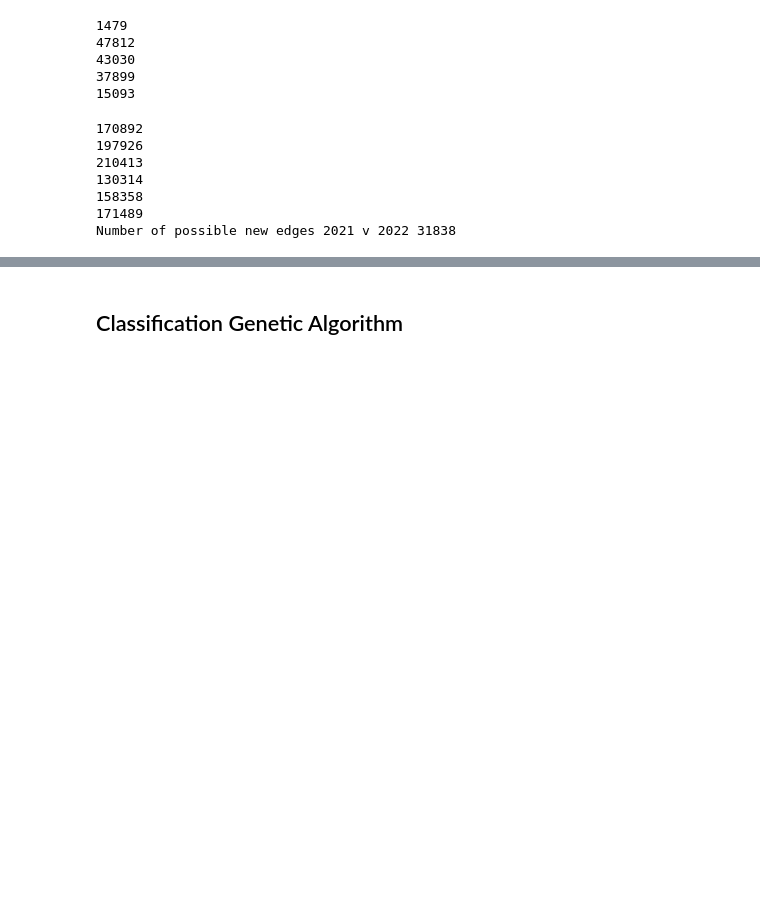
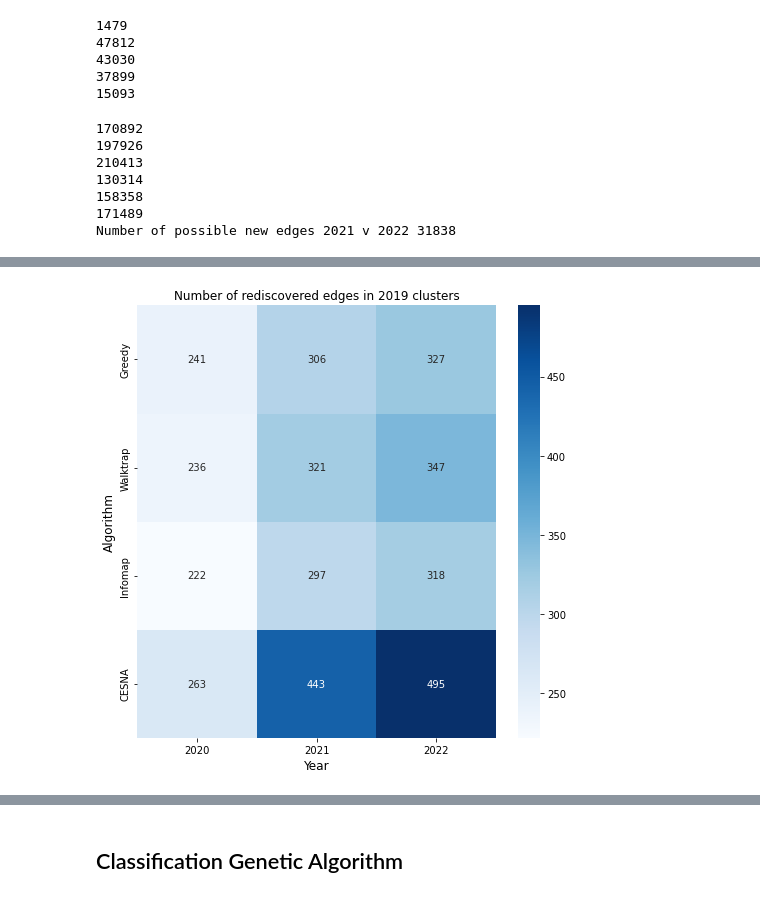
Before and after one commit to MSBradshaw/BOCC, a Jupyter notebook: Experiments/make_figures.ipynb, the cells around one changed output, grey strips where cells are left out. Cells and saved outputs as stored; diff of their text form; code cells hidden in the pictures; blank space fills up the shorter version.

Commit message:
added figure and analysis of t+x rediscovery lookforward

```diff
--- a/Experiments/make_figures.ipynb
+++ b/Experiments/make_figures.ipynb
@@ -955,76 +853,19 @@ def rediscover(pairs, el_pairs):
     # find the intersection
     return pairs.intersection(el_pairs)
 
-g_re_19_on_20 = rediscover(g_subcoms_19_pairs, new_20_pairs)
-g_re_19_on_21 = rediscover(g_subcoms_19_pairs, new_21_pairs)
-g_re_19_on_22 = rediscover(g_subcoms_19_pairs, new_22_pairs)
+look_forward_res = np.zeros((4,3))
+for a, algo, i in zip([g_subcoms_19_pairs,w_subcoms_19_pairs,i_subcoms_19_pairs,c_subcoms_19_pairs],['greedy','waltrap','infomap','cesna'],range(4)):
+    for e, y, j in zip([new_20_pairs,new_21_pairs,new_22_pairs], ['2020','2021','2022'], range(3)):
+        num_r = rediscover(a,e)
+        look_forward_res[i,j] = len(num_r)
 
-w_re_19_on_20 = rediscover(w_subcoms_19_pairs, new_20_pairs)
-w_re_19_on_21 = rediscover(w_subcoms_19_pairs, new_21_pairs)
-w_re_19_on_22 = rediscover(w_subcoms_19_pairs, new_22_pairs)
-
-i_re_19_on_20 = rediscover(i_subcoms_19_pairs, new_20_pairs)
-i_re_19_on_21 = rediscover(i_subcoms_19_pairs, new_21_pairs)
-i_re_19_on_22 = rediscover(i_subcoms_19_pairs, new_22_pairs)
-
-c_re_19_on_20 = rediscover(c_subcoms_19_pairs, new_20_pairs)
-c_re_19_on_21 = rediscover(c_subcoms_19_pairs, new_21_pairs)
-c_re_19_on_22 = rediscover(c_subcoms_19_pairs, new_22_pairs)
-
-
-print('total possible number of rediscoveries', len(w_subcoms_19_pairs) + len(g_subcoms_19_pairs) +len(i_subcoms_19_pairs) +len(c_subcoms_19_pairs))
-
-print('\n\n\n')
-print('Total number of rediscoveries')
-print('greedy 20', len(g_re_19_on_20))
-print('greedy 21', len(g_re_19_on_21))
-print('greedy 22', len(g_re_19_on_22))
-print('walktrap 20',len(w_re_19_on_20))
-print('walktrap 21',len(w_re_19_on_21))
-print('walktrap 22',len(w_re_19_on_22))
-print('infomap 20',len(i_re_19_on_20))
-print('infomap 21',len(i_re_19_on_21))
-print('infomap 22',len(i_re_19_on_22))
-print('cesna 20',len(c_re_19_on_20))
-print('cesna 21',len(c_re_19_on_21))
-print('cesna 22',len(c_re_19_on_22))
-print()
-print('total 20',len(c_re_19_on_20) + len(g_re_19_on_20) + len(w_re_19_on_20) + len(i_re_19_on_20))
-print('total 21',len(c_re_19_on_21) + len(g_re_19_on_21) + len(w_re_19_on_21) + len(i_re_19_on_21))
-print('total 22',len(c_re_19_on_22) + len(g_re_19_on_22) + len(w_re_19_on_22) + len(i_re_19_on_22))
-unique_19_21 = c_re_19_on_21.union(g_re_19_on_21).union(i_re_19_on_21).union(w_re_19_on_21)
-unique_19_22 = c_re_19_on_22.union(g_re_19_on_22).union(i_re_19_on_22).union(w_re_19_on_22)
-print(len(unique_19_21))
-print(len(unique_19_22))
-print('total unique rediscoveries in 19v21 and 19v22',len(unique_19_22.union(unique_19_21)))
-
-print('\n\n\n')
-print('% edge new edges that were rediscovered')
-print('greedy 20', round(len(g_re_19_on_20) / len(new_20_pairs),3))
-print('greedy 21', round(len(g_re_19_on_21) / len(new_21_pairs),3))
-print('greedy 22', round(len(g_re_19_on_22) / len(new_22_pairs),3))
-print('walktrap 20',round(len(w_re_19_on_20) / len(new_20_pairs),3))
-print('walktrap 21',round(len(w_re_19_on_21) / len(new_21_pairs),3))
-print('walktrap 22',round(len(w_re_19_on_22) / len(new_22_pairs),3))
-print('infomap 20',round(len(i_re_19_on_20) / len(new_20_pairs),3))
-print('infomap 21',round(len(i_re_19_on_21) / len(new_21_pairs),3))
-print('infomap 22',round(len(i_re_19_on_22) / len(new_22_pairs),3))
-print('cesna 20',round(len(c_re_19_on_20) / len(new_20_pairs),3))
-print('cesna 21',round(len(c_re_19_on_21) / len(new_21_pairs),3))
-print('cesna 22',round(len(c_re_19_on_22) / len(new_22_pairs),3))
-
-print('\n\n\n')
-print('Average number of rediscoveries per cluster')
-print('greedy 20', round(len(g_re_19_on_20) / len(g_subcoms_19),3))
-print('greedy 21', round(len(g_re_19_on_21) / len(g_subcoms_19),3))
-print('greedy 22', round(len(g_re_19_on_22) / len(g_subcoms_19),3))
-print('walktrap 20',round(len(w_re_19_on_20) / len(g_subcoms_19),3))
-print('walktrap 21',round(len(w_re_19_on_21) / len(g_subcoms_19),3))
-print('walktrap 22',round(len(w_re_19_on_22) / len(g_subcoms_19),3))
-print('infomap 20',round(len(i_re_19_on_20) / len(g_subcoms_19),3))
-print('infomap 21',round(len(i_re_19_on_21) / len(g_subcoms_19),3))
-print('infomap 22',round(len(i_re_19_on_22) / len(g_subcoms_19),3))
-print('cesna 20',round(len(c_re_19_on_20) / len(g_subcoms_19),3))
-print('cesna 21',round(len(c_re_19_on_21) / len(g_subcoms_19),3))
-print('cesna 22',round(len(c_re_19_on_22) / len(g_subcoms_19),3))
+# heatmap with  labels and annotations of look_forward_res uisng seaborn
+fig, ax = plt.subplots(figsize=(7,7))
+sns.heatmap(look_forward_res, annot=True, fmt='g', ax=ax, cmap='Blues', xticklabels=['2020','2021','2022'], yticklabels=['Greedy','Walktrap','Infomap','CESNA'])
+ax.set_xlabel('Year', fontsize=std_fontsize)
+ax.set_ylabel('Algorithm', fontsize=std_fontsize)
+ax.set_title('Number of rediscovered edges in 2019 clusters', fontsize=std_fontsize)
+plt.tight_layout()
+plt.savefig('../PublicationFigures/look_forward_rediscovery.png',dpi=300)
+plt.show()
 # %% [output]
@@ -1047,0 +872 @@ cesna 22 0.335
+[figure, added]
```
Also changed, not shown: parts of 9 cells of this notebook.
